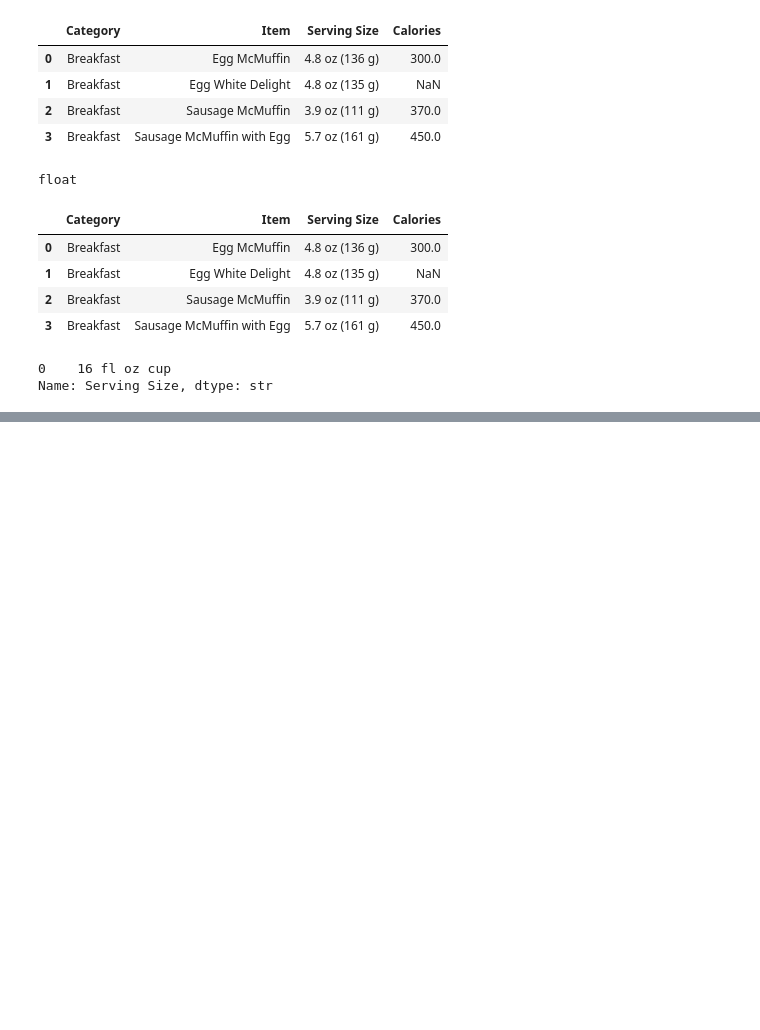
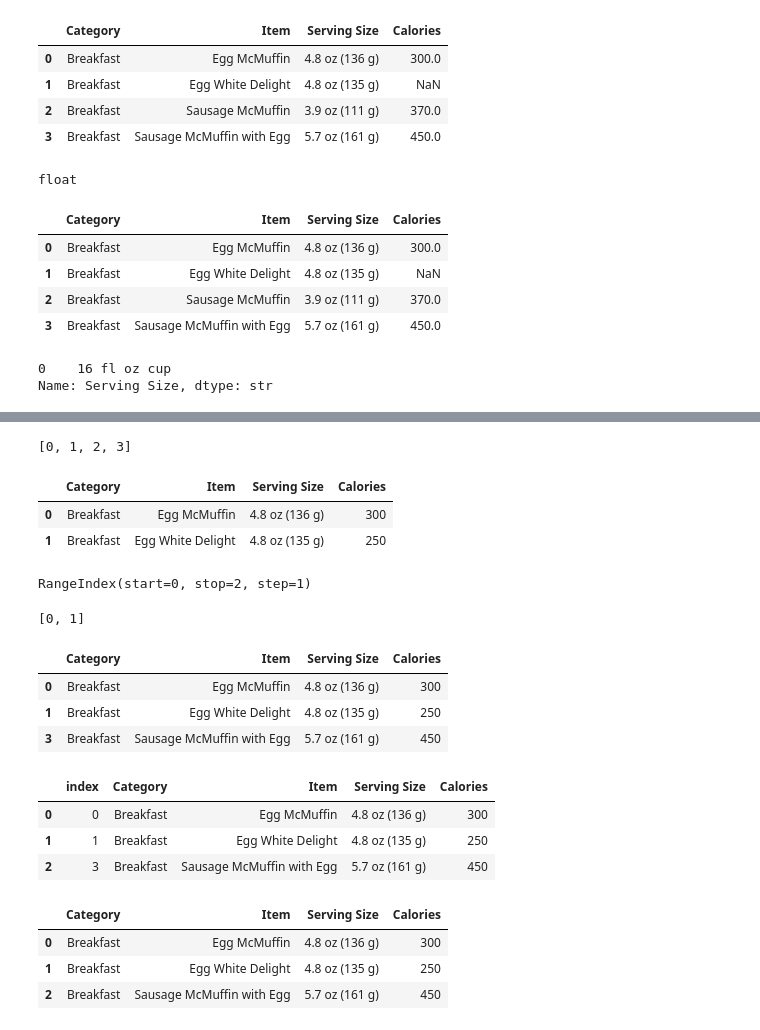
Before and after one commit to Afrynh/Python, a Jupyter notebook: Python.ipynb, the cells around one changed output, grey strips where cells are left out. Saved outputs shown, nothing was run; the diff lists cells and outputs as text; code cells hidden in the pictures; blank space fills up the shorter version.

```diff
--- a/Python.ipynb
+++ b/Python.ipynb
@@ -2707,0 +2755,3 @@ Name: Serving Size, dtype: str
+# %%
+Calories_median = df1['Calories'].median()
+Calories_median
@@ -2707,0 +2764,3 @@ Name: Serving Size, dtype: str
+# %%
+df1['Calories'] = df1['Calories'].fillna(Calories_median)
+# df1
@@ -2707,0 +2787,50 @@ Name: Serving Size, dtype: str
+# %%
+sample_df = df1.iloc[:4,:4]
+row_index_list = list(sample_df.index)
+row_index_list
+# %% [output]
+[0, 1, 2, 3]
+# %%
+new_df = sample_df[sample_df['Calories']<=350]
+new_df
+# %% [output]
+|  | Category | Item | Serving Size | Calories |
+| 0 | Breakfast | Egg McMuffin | 4.8 oz (136 g) | 300 |
+| 1 | Breakfast | Egg White Delight | 4.8 oz (135 g) | 250 |
+# %%
+new_df = sample_df[sample_df['Calories']<=350]
+new_df.index
+# %% [output]
+RangeIndex(start=0, stop=2, step=1)
+# %%
+new_df = sample_df[sample_df['Calories']<=350]
+row_index_list = list(new_df.index)
+row_index_list
+# %% [output]
+[0, 1]
+# %%
+sample_df.drop(labels=[2], inplace = True)
+sample_df
+# %% [output]
+|  | Category | Item | Serving Size | Calories |
+| 0 | Breakfast | Egg McMuffin | 4.8 oz (136 g) | 300 |
+| 1 | Breakfast | Egg White Delight | 4.8 oz (135 g) | 250 |
+| 3 | Breakfast | Sausage McMuffin with Egg | 5.7 oz (161 g) | 450 |
+# %%
+# sample_df.drop(labels=[2], inplace = True)
+sample_df.reset_index(inplace = True)
+sample_df
+# %% [output]
+|  | index | Category | Item | Serving Size | Calories |
+| 0 | 0 | Breakfast | Egg McMuffin | 4.8 oz (136 g) | 300 |
+| 1 | 1 | Breakfast | Egg White Delight | 4.8 oz (135 g) | 250 |
+| 2 | 3 | Breakfast | Sausage McMuffin with Egg | 5.7 oz (161 g) | 450 |
+# %%
+# sample_df.drop(labels=[2], inplace = True)
+sample_df.reset_index(drop = True, inplace = True)
+sample_df
+# %% [output]
+|  | Category | Item | Serving Size | Calories |
+| 0 | Breakfast | Egg McMuffin | 4.8 oz (136 g) | 300 |
+| 1 | Breakfast | Egg White Delight | 4.8 oz (135 g) | 250 |
+| 2 | Breakfast | Sausage McMuffin with Egg | 5.7 oz (161 g) | 450 |
```
Also changed, not shown: parts of 38 cells of this notebook.
